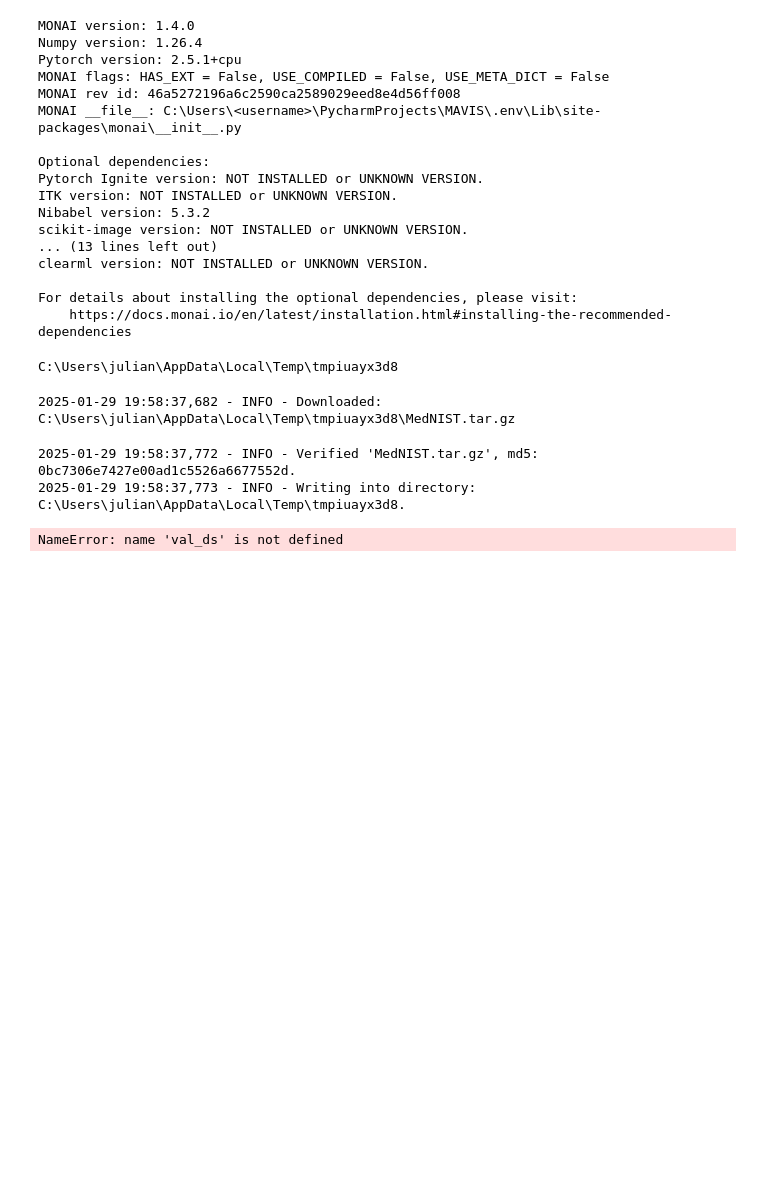
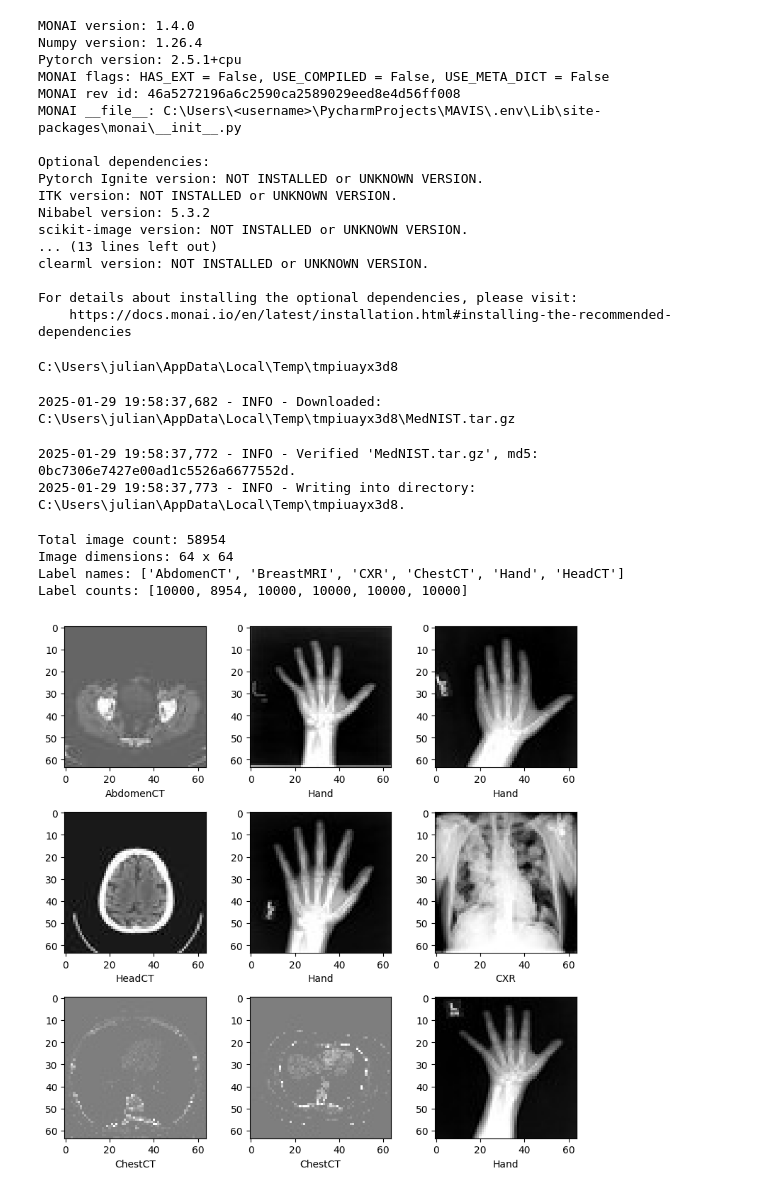
Before and after one commit to Peharge/MAVIS-old, a Jupyter notebook: jupyter/example-monai.ipynb, the cells around one changed output. Saved outputs shown, nothing was run; the diff lists cells and outputs as text; code cells hidden in the pictures; blank space fills up the shorter version.

```diff
--- a/jupyter/example-monai.ipynb
+++ b/jupyter/example-monai.ipynb
@@ -91,28 +91,39 @@ if not os.path.exists(data_dir):
 # %%
 set_determinism(seed=0)
 # %%
-slice_map = {
-    "img0035.nii.gz": 170,
-    "img0036.nii.gz": 230,
-    "img0037.nii.gz": 204,
-    "img0038.nii.gz": 204,
-    "img0039.nii.gz": 204,
-    "img0040.nii.gz": 180,
-}
-case_num = 0
-img_name = os.path.split(val_ds[case_num]["image"].meta["filename_or_obj"])[1]
-img = val_ds[case_num]["image"]
-label = val_ds[case_num]["label"]
-img_shape = img.shape
-label_shape = label.shape
-print(f"image shape: {img_shape}, label shape: {label_shape}")
-plt.figure("image", (18, 6))
-plt.subplot(1, 2, 1)
-plt.title("image")
-plt.imshow(img[0, :, :, slice_map[img_name]].detach().cpu(), cmap="gray")
-plt.subplot(1, 2, 2)
-plt.title("label")
-plt.imshow(label[0, :, :, slice_map[img_name]].detach().cpu())
-plt.show()
+class_names = sorted(x for x in os.listdir(data_dir) if os.path.isdir(os.path.join(data_dir, x)))
+num_class = len(class_names)
+image_files = [
+    [os.path.join(data_dir, class_names[i], x) for x in os.listdir(os.path.join(data_dir, class_names[i]))]
+    for i in range(num_class)
+]
+num_each = [len(image_files[i]) for i in range(num_class)]
+image_files_list = []
+image_class = []
+for i in range(num_class):
+    image_files_list.extend(image_files[i])
+    image_class.extend([i] * num_each[i])
+num_total = len(image_class)
+image_width, image_height = PIL.Image.open(image_files_list[0]).size
+
+print(f"Total image count: {num_total}")
+print(f"Image dimensions: {image_width} x {image_height}")
+print(f"Label names: {class_names}")
+print(f"Label counts: {num_each}")
 # %% [output]
-NameError: name 'val_ds' is not defined
+Total image count: 58954
+Image dimensions: 64 x 64
+Label names: ['AbdomenCT', 'BreastMRI', 'CXR', 'ChestCT', 'Hand', 'HeadCT']
+Label counts: [10000, 8954, 10000, 10000, 10000, 10000]
+# %%
+plt.subplots(3, 3, figsize=(8, 8))
+for i, k in enumerate(np.random.randint(num_total, size=9)):
+    im = PIL.Image.open(image_files_list[k])
+    arr = np.array(im)
+    plt.subplot(3, 3, i + 1)
+    plt.xlabel(class_names[image_class[k]])
+    plt.imshow(arr, cmap="gray", vmin=0, vmax=255)
+plt.tight_layout()
+plt.show()
+# %% [output]
+[figure, added]
```
